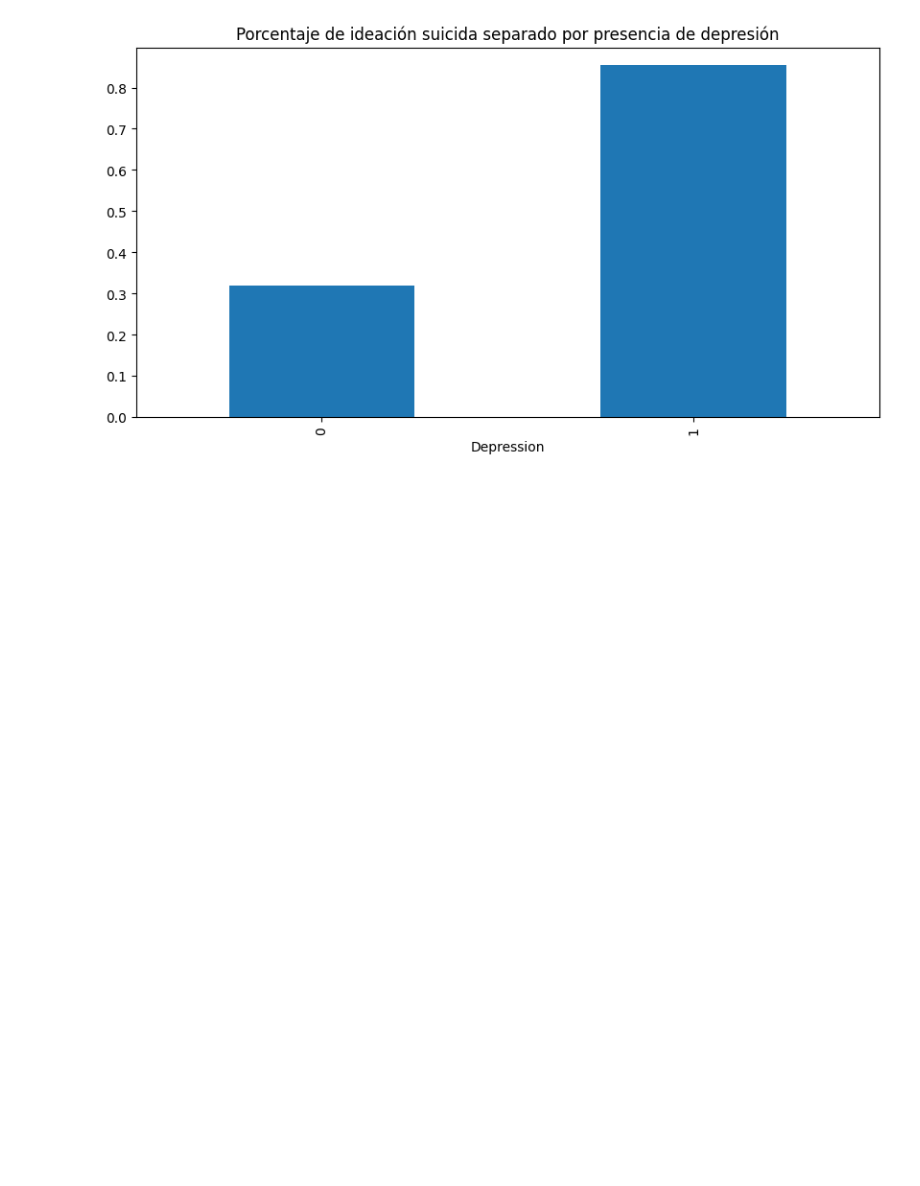
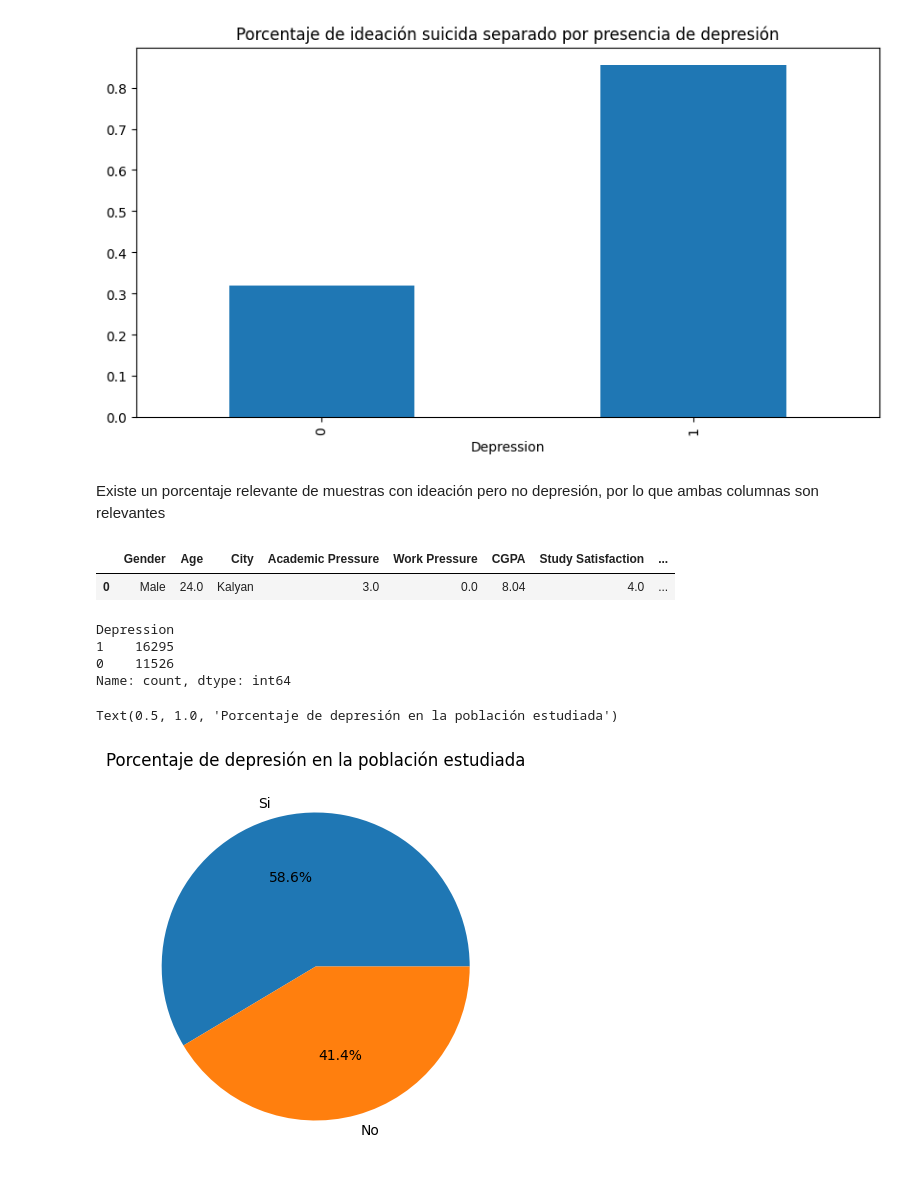
Before and after one commit to nacho2110/proyecto-mineria, a Jupyter notebook: eda.ipynb, the cells around one changed output. Cells and saved outputs as stored; diff of their text form; code cells hidden in the pictures; blank space fills up the shorter version.

```diff
--- a/eda.ipynb
+++ b/eda.ipynb
@@ -95,3 +176,24 @@ data.groupby('Depression')['ideacion'].mean().plot(kind='bar', figsize=(10, 5),
 # %% [output]
 <Axes: title={'center': 'Porcentaje de ideación suicida separado por presencia de depresión'}, xlabel='Depression'>
 [figure]
+# %% [markdown]
+Existe un porcentaje relevante de muestras con ideación pero no depresión, por lo que ambas columnas son relevantes
+# %%
+data.mode()
+# %% [output]
+|  | Gender | Age | City | Academic Pressure | Work Pressure | CGPA | Study Satisfaction | ... |
+| 0 | Male | 24.0 | Kalyan | 3.0 | 0.0 | 8.04 | 4.0 | ... |
+# %%
+data['Depression'].value_counts()
+# %% [output]
+Depression
+1    16295
+0    11526
+Name: count, dtype: int64
+# %%
+fig, ax = plt.subplots(figsize=(10, 5))
+ax.pie(data['Depression'].value_counts(), labels=['Si', 'No'], autopct='%1.1f%%')
+ax.set_title('Porcentaje de depresión en la población estudiada')
+# %% [output]
+Text(0.5, 1.0, 'Porcentaje de depresión en la población estudiada')
+[figure, added]
```
Also changed, not shown: parts of 32 cells of this notebook.
